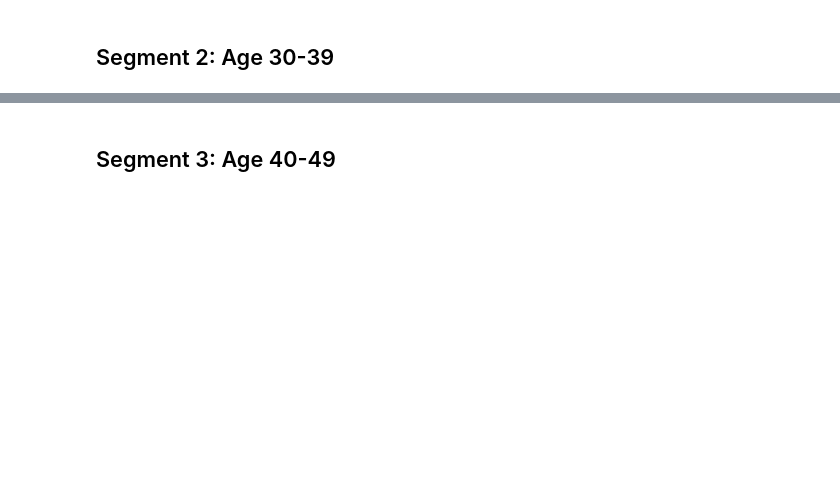
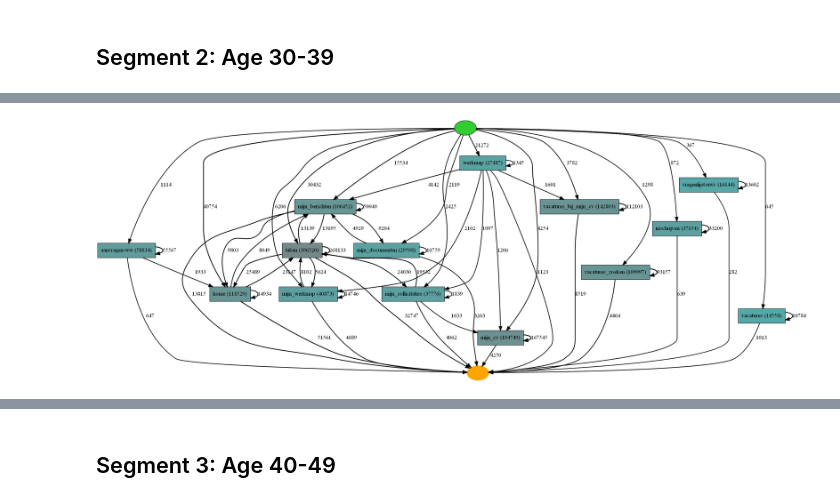
Before and after one commit to sinaaghaee/ProcessMiningProject-CustomerBehaviorAnalysis, a Jupyter notebook: BPM-Project-Aghaee-Varchandi-Mahmoodi.ipynb, the cells around one changed output, grey strips where cells are left out. Cells and saved outputs as stored; diff of their text form; code cells hidden in the pictures; blank space fills up the shorter version.

```diff
--- a/BPM-Project-Aghaee-Varchandi-Mahmoodi.ipynb
+++ b/BPM-Project-Aghaee-Varchandi-Mahmoodi.ipynb
@@ -815,0 +913,13 @@ pm4py.view_heuristics_net(heu_net)
+# %%
+log_segment_2 = xes_importer.apply('event_log_segment_2.xes')
+# %%
+# Simplified Interface
+heu_net = pm4py.discover_heuristics_net(
+    log_segment_2, dependency_threshold=0.999,
+    and_threshold=0.999,
+    loop_two_threshold=0.999
+)
+pm4py.save_vis_heuristics_net(heu_net, file_path='Segment2_behavior_heuristicsminer.png')
+pm4py.view_heuristics_net(heu_net)
+# %% [output]
+[figure, added]
```
Also changed, not shown: parts of 84 cells of this notebook.
